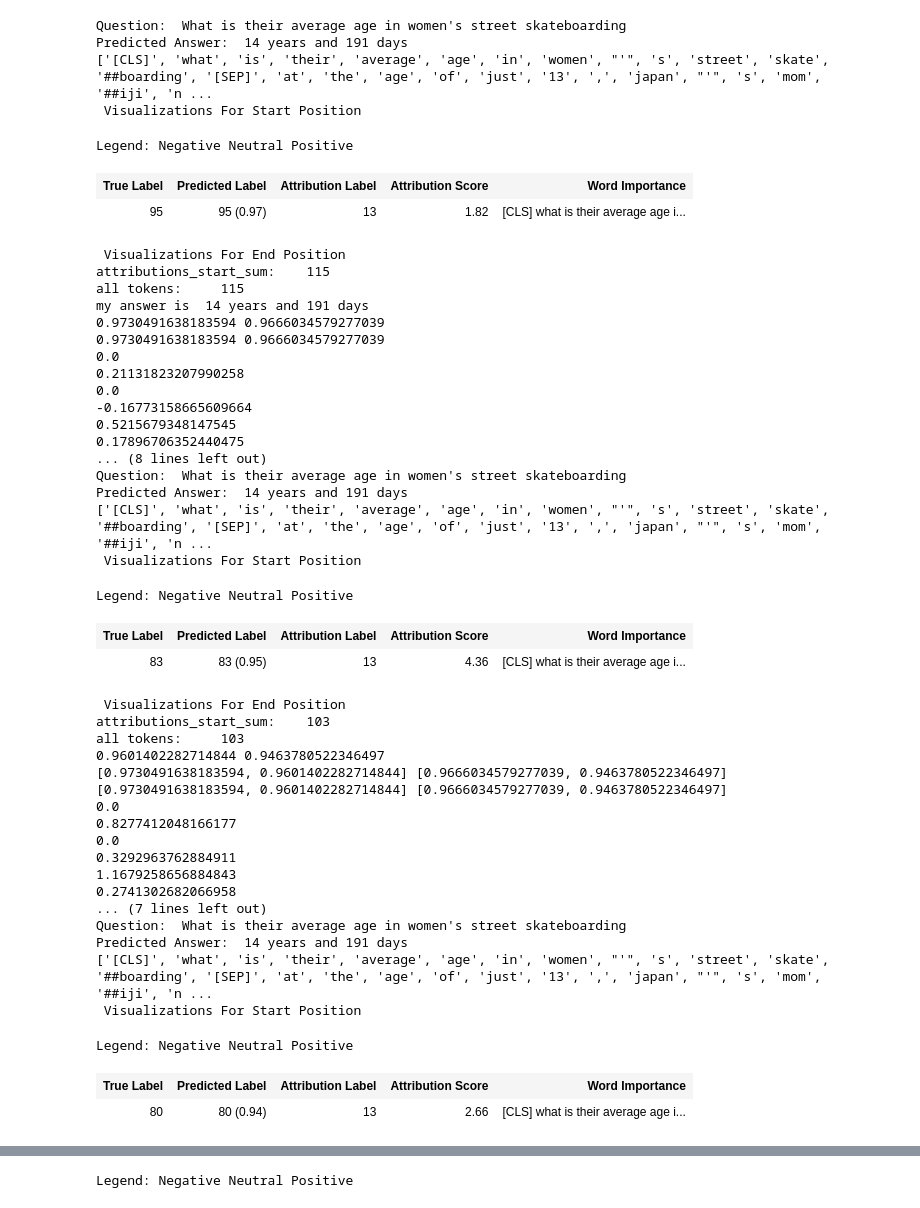
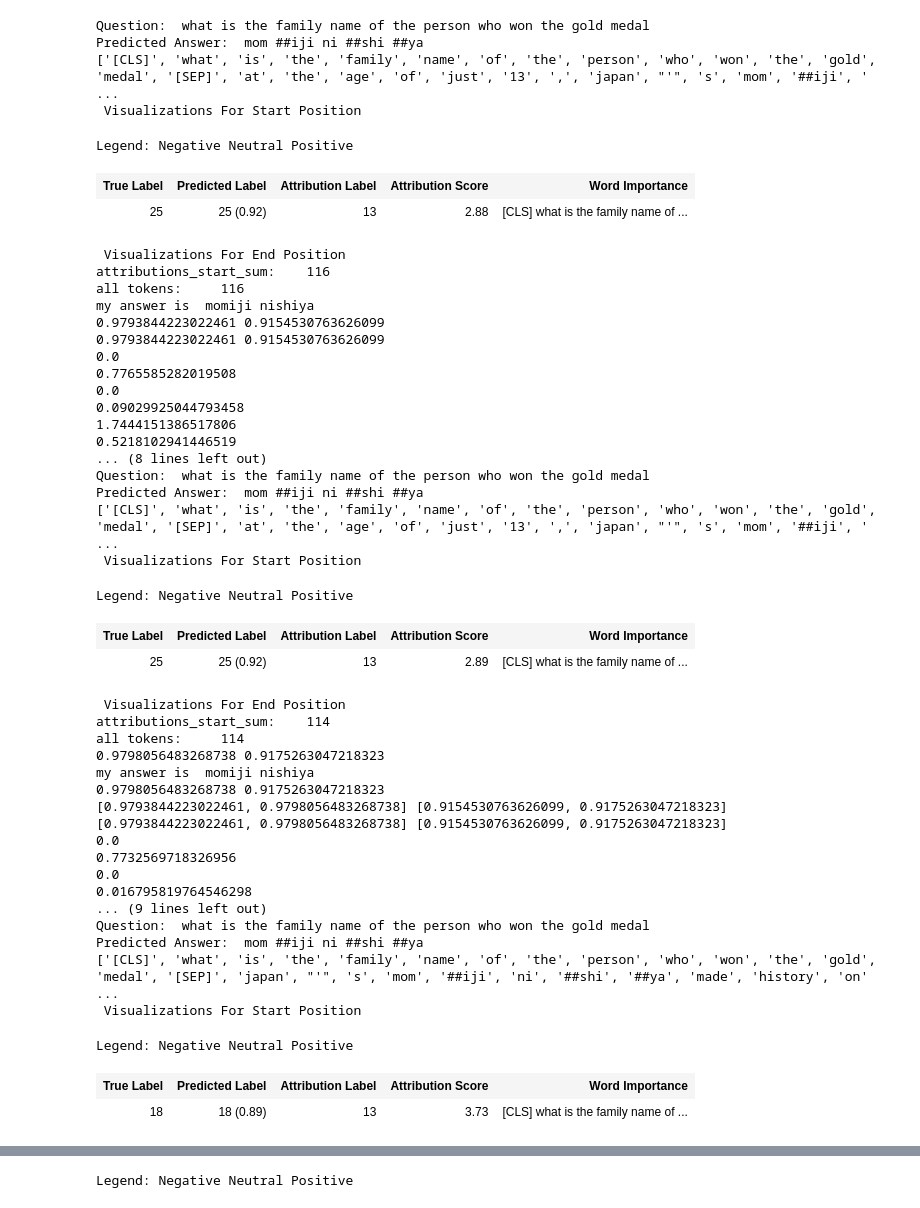
Before and after one commit to Gzk738/GZK_Code, a Jupyter notebook: XAI/2020aug19/english.ipynb, the cells around one changed output, grey strips where cells are left out. Drawn from its saved outputs; the diff is of its cells as text; code cells hidden in the pictures.

```diff
--- a/XAI/2020aug19/english.ipynb
+++ b/XAI/2020aug19/english.ipynb
@@ -312,7 +312,7 @@ def pred_explain(question, text):
     return all_tokens, attributions_start_sum, end_score, start_score, [torch.argmax(start_scores), torch.argmax(end_scores)+1], start_scores, end_scores
 
 
-question = "What is their average age in women's street skateboarding "
+question = "what is the family name of the person who won the gold medal"
 text= "At the age of just 13, Japan's Momiji Nishiya made history on Monday by winning the \
 first-ever Olympic gold medal in women's street skateboarding at the Games in Tokyo. \
 Nishiya topped a youthful podium with Rayssa Leal of Brazil, also 13, taking the silver medal \
@@ -322,15 +322,18 @@ With an average age of 14 years and 191 days it is the youngest individual podiu
 
 all_tokens, attributions_start_sum, start_acc, end_acc,  an_index, start_scores, end_scores = pred_explain(text, question)
 first_answer = ' '.join(all_tokens[torch.argmax(start_scores): torch.argmax(end_scores) + 1])
+first_answer = re.sub(r' ##', '', first_answer)
 print("my answer is ", first_answer)
 print(start_acc, end_acc)
-
+second_answer = ''
 sentence = separate_sentence(all_tokens)
 
 
 acc_s = []
 acc_e = []
 sun = []
+ans = []
+ans.append(first_answer)
 print(start_acc, end_acc)
 acc_s.append(start_acc)
 acc_e.append(end_acc)
@@ -352,75 +355,82 @@ for loop in range(10):
         for words in j:
             retext = retext + words + " "
     li_sep = []
     for m in re.finditer(r"SEP", retext):
         li_sep.append(m.start())
         li_sep.append(m.end())
     retext = retext[li_sep[1]+1: li_sep[2] -1]
     retext = re.sub(r' ##', '', retext)
 
 
 
     all_tokens, attributions_start_sum, start_acc, end_acc,  an_index, start_scores, end_scores= pred_explain(retext, question)
     reanswer = ' '.join(all_tokens[torch.argmax(start_scores): torch.argmax(end_scores) + 1])
     print(start_acc, end_acc)
+    second_answer = ' '.join(all_tokens[torch.argmax(start_scores): torch.argmax(end_scores) + 1])
+    second_answer = re.sub(r' ##', '', second_answer)
+    print("my answer is ", second_answer)
+    ans.append(second_answer)
+    print(start_acc, end_acc)
     acc_s.append(start_acc)
     acc_e.append(end_acc)
     print(acc_s, acc_e)
     print(acc_s, acc_e)
 plt.plot(range(len(acc_s)), acc_s)
 plt.plot(range(len(acc_s)), acc_e)
 sun = []
 for i in range(len(acc_s)):
     sun.append((acc_s[i] + acc_e[i])/2)
 print(sun)
 plt.plot(range(len(acc_s)), sun)
 plt.show()
+for i in ans:
+    print(i)
 # %% [output]
-Question:  What is their average age in women's street skateboarding
-Predicted Answer:  14 years and 191 days
-['[CLS]', 'what', 'is', 'their', 'average', 'age', 'in', 'women', "'", 's', 'street', 'skate', '##boarding', '[SEP]', 'at', 'the', 'age', 'of', 'just', '13', ',', 'japan', "'", 's', 'mom', '##iji', 'n ...
+Question:  what is the family name of the person who won the gold medal
+Predicted Answer:  mom ##iji ni ##shi ##ya
+['[CLS]', 'what', 'is', 'the', 'family', 'name', 'of', 'the', 'person', 'who', 'won', 'the', 'gold', 'medal', '[SEP]', 'at', 'the', 'age', 'of', 'just', '13', ',', 'japan', "'", 's', 'mom', '##iji', ' ...
  Visualizations For Start Position
 Legend: Negative Neutral Positive
 | True Label | Predicted Label | Attribution Label | Attribution Score | Word Importance |
-| 95 | 95 (0.97) | 13 | 1.82 | [CLS] what is their average age i... |
+| 25 | 25 (0.92) | 13 | 2.88 | [CLS] what is the family name of ... |
  Visualizations For End Position
-attributions_start_sum:    115
-all tokens:     115
-my answer is  14 years and 191 days
-0.9730491638183594 0.9666034579277039
-0.9730491638183594 0.9666034579277039
+attributions_start_sum:    116
+all tokens:     116
+my answer is  momiji nishiya
+0.9793844223022461 0.9154530763626099
+0.9793844223022461 0.9154530763626099
 0.0
-0.21131823207990258
+0.7765585282019508
 0.0
--0.16773158665609664
-0.5215679348147545
-0.17896706352440475
+0.09029925044793458
+1.7444151386517806
+0.5218102941446519
 ... (8 lines left out)
-Question:  What is their average age in women's street skateboarding
-Predicted Answer:  14 years and 191 days
-['[CLS]', 'what', 'is', 'their', 'average', 'age', 'in', 'women', "'", 's', 'street', 'skate', '##boarding', '[SEP]', 'at', 'the', 'age', 'of', 'just', '13', ',', 'japan', "'", 's', 'mom', '##iji', 'n ...
+Question:  what is the family name of the person who won the gold medal
+Predicted Answer:  mom ##iji ni ##shi ##ya
+['[CLS]', 'what', 'is', 'the', 'family', 'name', 'of', 'the', 'person', 'who', 'won', 'the', 'gold', 'medal', '[SEP]', 'at', 'the', 'age', 'of', 'just', '13', ',', 'japan', "'", 's', 'mom', '##iji', ' ...
  Visualizations For Start Position
 Legend: Negative Neutral Positive
 | True Label | Predicted Label | Attribution Label | Attribution Score | Word Importance |
-| 83 | 83 (0.95) | 13 | 4.36 | [CLS] what is their average age i... |
+| 25 | 25 (0.92) | 13 | 2.89 | [CLS] what is the family name of ... |
  Visualizations For End Position
-attributions_start_sum:    103
-all tokens:     103
-0.9601402282714844 0.9463780522346497
-[0.9730491638183594, 0.9601402282714844] [0.9666034579277039, 0.9463780522346497]
-[0.9730491638183594, 0.9601402282714844] [0.9666034579277039, 0.9463780522346497]
+attributions_start_sum:    114
+all tokens:     114
+0.9798056483268738 0.9175263047218323
+my answer is  momiji nishiya
+0.9798056483268738 0.9175263047218323
+[0.9793844223022461, 0.9798056483268738] [0.9154530763626099, 0.9175263047218323]
+[0.9793844223022461, 0.9798056483268738] [0.9154530763626099, 0.9175263047218323]
 0.0
-0.8277412048166177
+0.7732569718326956
 0.0
-0.3292963762884911
-1.1679258656884843
-0.2741302682066958
-... (7 lines left out)
-Question:  What is their average age in women's street skateboarding
-Predicted Answer:  14 years and 191 days
-['[CLS]', 'what', 'is', 'their', 'average', 'age', 'in', 'women', "'", 's', 'street', 'skate', '##boarding', '[SEP]', 'at', 'the', 'age', 'of', 'just', '13', ',', 'japan', "'", 's', 'mom', '##iji', 'n ...
+0.016795819764546298
+... (9 lines left out)
+Question:  what is the family name of the person who won the gold medal
+Predicted Answer:  mom ##iji ni ##shi ##ya
+['[CLS]', 'what', 'is', 'the', 'family', 'name', 'of', 'the', 'person', 'who', 'won', 'the', 'gold', 'medal', '[SEP]', 'japan', "'", 's', 'mom', '##iji', 'ni', '##shi', '##ya', 'made', 'history', 'on' ...
  Visualizations For Start Position
 Legend: Negative Neutral Positive
 | True Label | Predicted Label | Attribution Label | Attribution Score | Word Importance |
-| 80 | 80 (0.94) | 13 | 2.66 | [CLS] what is their average age i... |
+| 18 | 18 (0.89) | 13 | 3.73 | [CLS] what is the family name of ... |
  Visualizations For End Position
```
Also changed, not shown: parts of 3 cells of this notebook, 8 other files.
